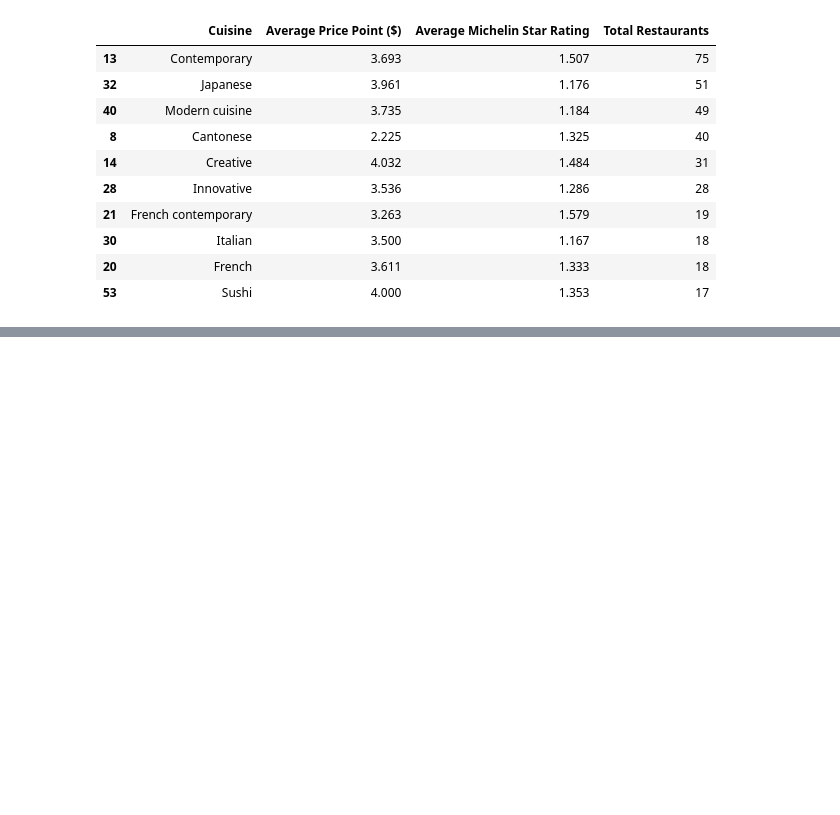
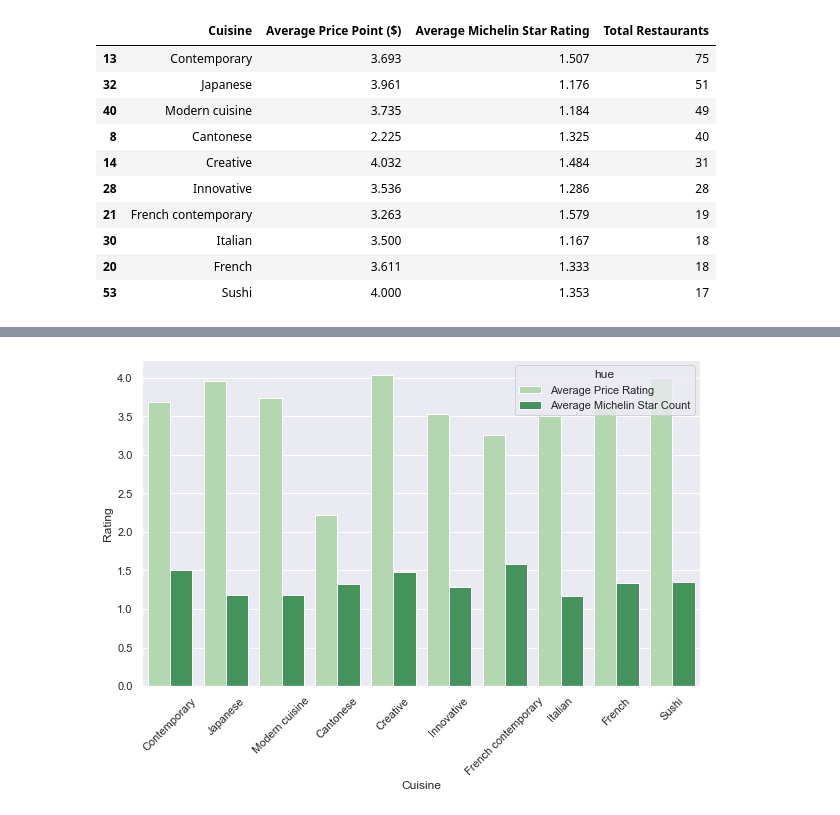
Before and after one commit to EI-github/smu_project1_michelinrestaurants, a Jupyter notebook: Cody_Work/Project 1/Project1.ipynb, the cells around one changed output, grey strips where cells are left out. Cells and saved outputs as stored; diff of their text form; code cells hidden in the pictures; blank space fills up the shorter version.

```diff
--- a/Cody_Work/Project 1/Project1.ipynb
+++ b/Cody_Work/Project 1/Project1.ipynb
@@ -251,0 +236,22 @@ plt.show()
+# %%
+# https://stackoverflow.com/questions/50912819/how-to-combine-two-bar-chart-of-two-files-in-one-diagram-in-matplotlib-pandas
+plt.figure(figsize=(10,6))
+
+df1=pd.DataFrame({'Cuisine':['Contemporary', 'Japanese', 'Modern cuisine', 'Cantonese',
+       'Creative', 'Innovative', 'French contemporary', 'Italian',
+       'French', 'Sushi'],'Rating':[3.69333333, 3.96078431, 3.73469388, 2.225     , 4.03225806,
+       3.53571429, 3.26315789, 3.5       , 3.61111111, 4       ]})
+df2=pd.DataFrame({'Cuisine':['Contemporary', 'Japanese', 'Modern cuisine', 'Cantonese',
+       'Creative', 'Innovative', 'French contemporary', 'Italian',
+       'French', 'Sushi'],'Rating':[1.50666667, 1.17647059, 1.18367347, 1.325     , 1.48387097,
+       1.28571429, 1.57894737, 1.16666667, 1.33333333, 1.35294118]})
+df1['hue']= "Average Price Rating"
+df2['hue']= "Average Michelin Star Count"
+res=pd.concat([df1,df2])
+sns.set(style="darkgrid")
+
+sns.barplot(x='Cuisine',y='Rating',data=res,hue='hue',palette="Greens")
+plt.xticks(rotation = 45)
+plt.show()
+# %% [output]
+[figure, added]
```
Also changed, not shown: parts of 19 cells of this notebook.
